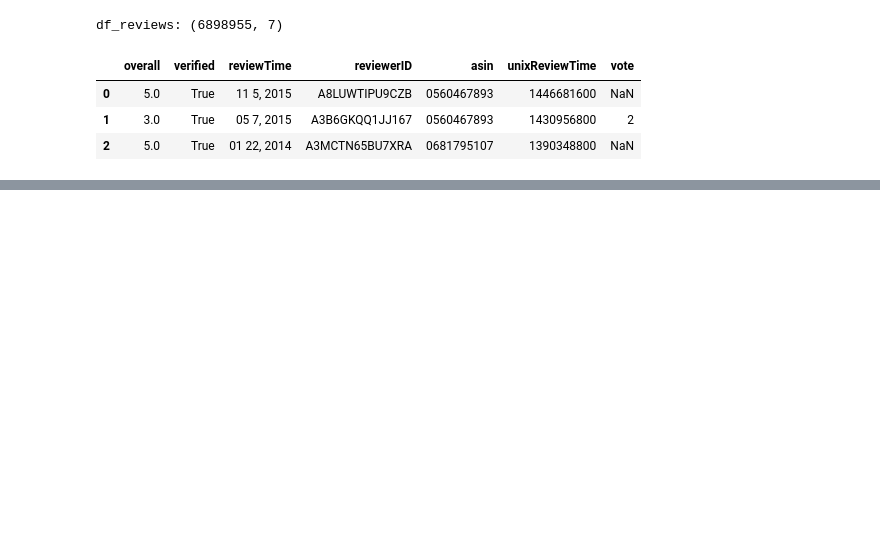
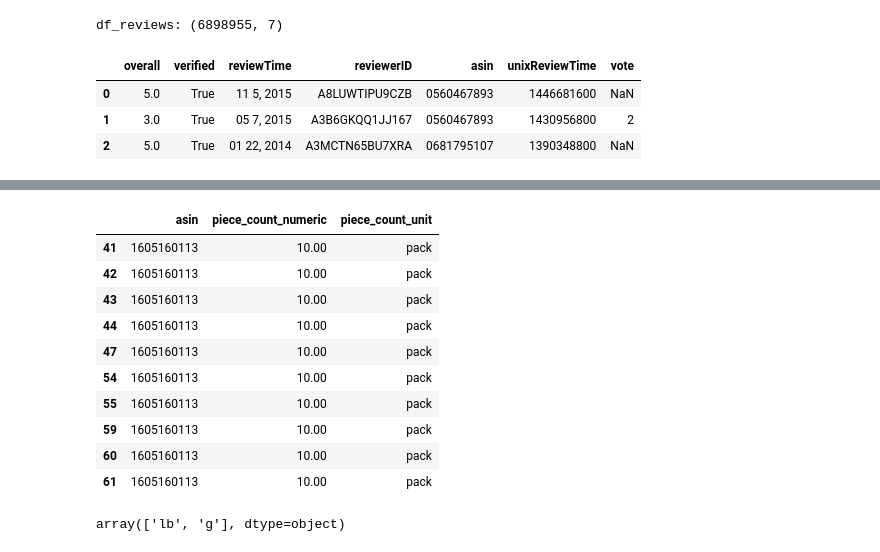
Before and after one commit to flamesmith/RecSystem, a Jupyter notebook: ttn/ttn.ipynb, the cells around one changed output, grey strips where cells are left out. Drawn from its saved outputs; the diff is of its cells as text; code cells hidden in the pictures; blank space fills up the shorter version.

```diff
--- a/ttn/ttn.ipynb
+++ b/ttn/ttn.ipynb
@@ -93,0 +272,19 @@ reviews with no matching item features: 1,134,069
+# %%
+df[df['piece_count_unit'].isna() == False][['asin', 'piece_count_numeric', 'piece_count_unit']].head(10)
+# df['piece_count_unit'].unique()
+# %% [output]
+|  | asin | piece_count_numeric | piece_count_unit |
+| 41 | 1605160113 | 10.00 | pack |
+| 42 | 1605160113 | 10.00 | pack |
+| 43 | 1605160113 | 10.00 | pack |
+| 44 | 1605160113 | 10.00 | pack |
+| 47 | 1605160113 | 10.00 | pack |
+| 54 | 1605160113 | 10.00 | pack |
+| 55 | 1605160113 | 10.00 | pack |
+| 59 | 1605160113 | 10.00 | pack |
+| 60 | 1605160113 | 10.00 | pack |
+| 61 | 1605160113 | 10.00 | pack |
+# %%
+df[df['weight_numeric_cleaned'].isna() == False]['weight_unit'].unique()
+# %% [output]
+array(['lb', 'g'], dtype=object)
```
Also changed, not shown: parts of 11 cells of this notebook, 6 other files.
